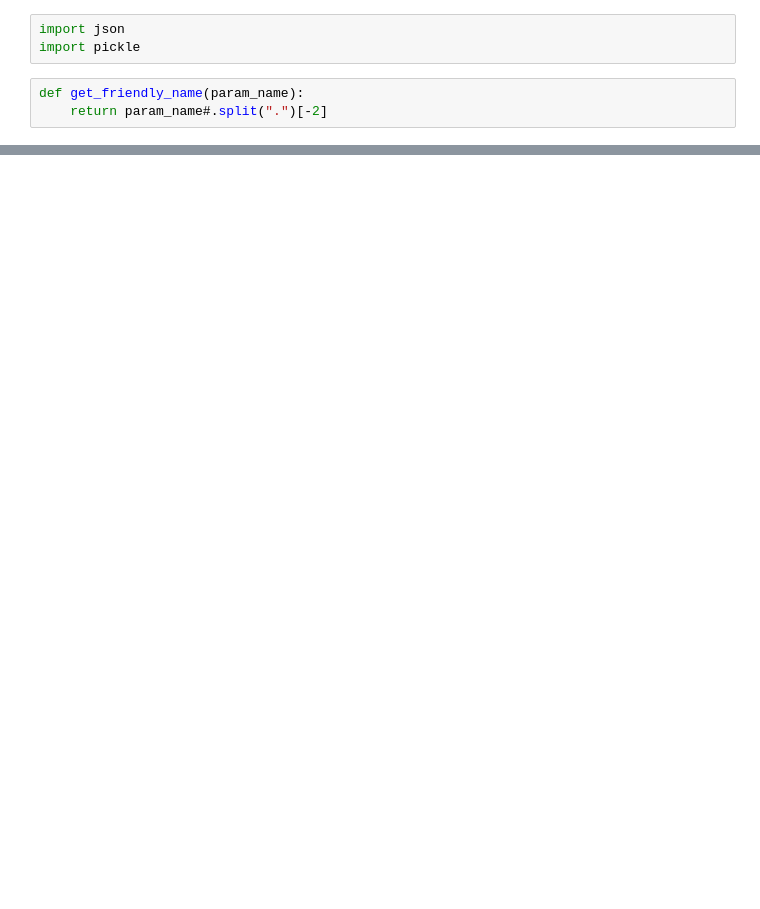
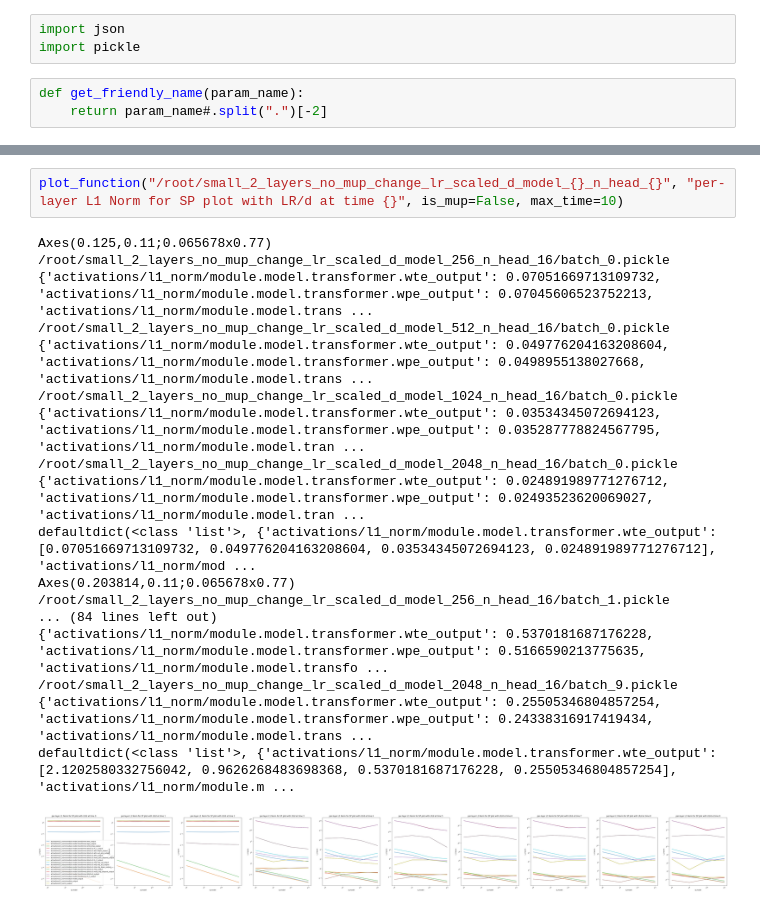
Before and after one commit to mosaicml/examples, a Jupyter notebook: examples/llm/iterate_over_activations.ipynb, the cells around one changed output, grey strips where cells are left out. Cells and saved outputs as stored; diff of their text form; blank space fills up the shorter version.

```diff
--- a/examples/llm/iterate_over_activations.ipynb
+++ b/examples/llm/iterate_over_activations.ipynb
@@ -93,0 +187,21 @@ defaultdict(<class 'list'>, {'activations/l1_norm/module.model.transformer.wte_o
+# %%
+plot_function("/root/small_2_layers_no_mup_change_lr_scaled_d_model_{}_n_head_{}", "per-layer L1 Norm for SP plot with LR/d at time {}", is_mup=False, max_time=10)
+# %% [output]
+Axes(0.125,0.11;0.065678x0.77)
+/root/small_2_layers_no_mup_change_lr_scaled_d_model_256_n_head_16/batch_0.pickle
+{'activations/l1_norm/module.model.transformer.wte_output': 0.07051669713109732, 'activations/l1_norm/module.model.transformer.wpe_output': 0.07045606523752213, 'activations/l1_norm/module.model.trans ...
+/root/small_2_layers_no_mup_change_lr_scaled_d_model_512_n_head_16/batch_0.pickle
+{'activations/l1_norm/module.model.transformer.wte_output': 0.049776204163208604, 'activations/l1_norm/module.model.transformer.wpe_output': 0.0498955138027668, 'activations/l1_norm/module.model.trans ...
+/root/small_2_layers_no_mup_change_lr_scaled_d_model_1024_n_head_16/batch_0.pickle
+{'activations/l1_norm/module.model.transformer.wte_output': 0.03534345072694123, 'activations/l1_norm/module.model.transformer.wpe_output': 0.035287778824567795, 'activations/l1_norm/module.model.tran ...
+/root/small_2_layers_no_mup_change_lr_scaled_d_model_2048_n_head_16/batch_0.pickle
+{'activations/l1_norm/module.model.transformer.wte_output': 0.024891989771276712, 'activations/l1_norm/module.model.transformer.wpe_output': 0.02493523620069027, 'activations/l1_norm/module.model.tran ...
+defaultdict(<class 'list'>, {'activations/l1_norm/module.model.transformer.wte_output': [0.07051669713109732, 0.049776204163208604, 0.03534345072694123, 0.024891989771276712], 'activations/l1_norm/mod ...
+Axes(0.203814,0.11;0.065678x0.77)
+/root/small_2_layers_no_mup_change_lr_scaled_d_model_256_n_head_16/batch_1.pickle
+... (84 lines left out)
+{'activations/l1_norm/module.model.transformer.wte_output': 0.5370181687176228, 'activations/l1_norm/module.model.transformer.wpe_output': 0.5166590213775635, 'activations/l1_norm/module.model.transfo ...
+/root/small_2_layers_no_mup_change_lr_scaled_d_model_2048_n_head_16/batch_9.pickle
+{'activations/l1_norm/module.model.transformer.wte_output': 0.25505346804857254, 'activations/l1_norm/module.model.transformer.wpe_output': 0.24338316917419434, 'activations/l1_norm/module.model.trans ...
+defaultdict(<class 'list'>, {'activations/l1_norm/module.model.transformer.wte_output': [2.1202580332756042, 0.9626268483698368, 0.5370181687176228, 0.25505346804857254], 'activations/l1_norm/module.m ...
+[figure, added]
```
Also changed, not shown: parts of 9 cells of this notebook, 9 other files.
